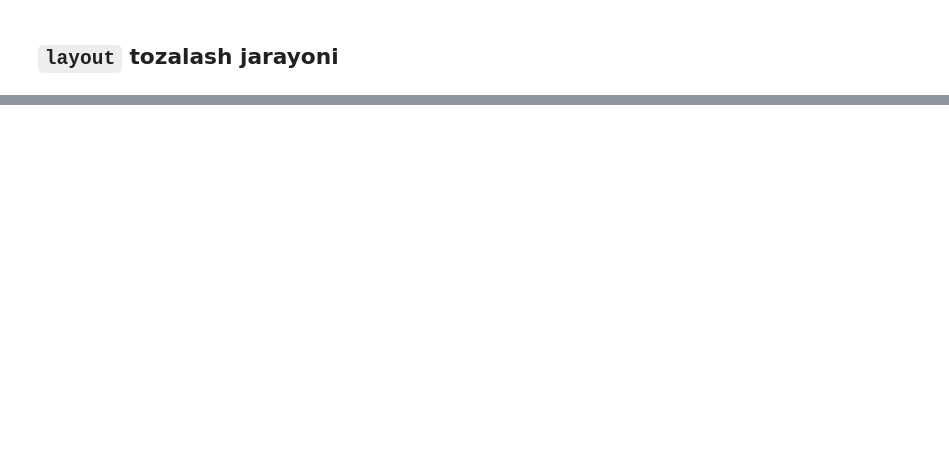
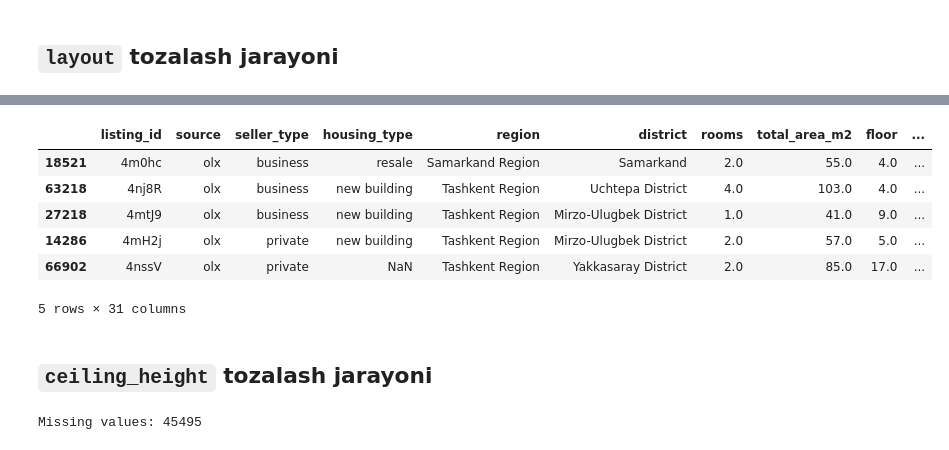
Before and after one commit to Javoh20111/Tashkent-apartment-analysis, a Jupyter notebook: notebooks/1_data_cleaning.ipynb, the cells around one changed output, grey strips where cells are left out. Saved outputs shown, nothing was run; the diff lists cells and outputs as text; code cells hidden in the pictures; blank space fills up the shorter version.

```diff
--- a/notebooks/1_data_cleaning.ipynb
+++ b/notebooks/1_data_cleaning.ipynb
@@ -973,0 +1032,17 @@ Name: count, dtype: int64
+# %%
+from datetime import datetime
+
+current_year = datetime.now().year
+
+df_cleaned_1["build_year"] = pd.to_numeric(df_cleaned_1["build_year"], errors="coerce")
+
+df_cleaned_1["age"] = current_year - df_cleaned_1['build_year']
+
+df_cleaned_1.loc[
+    (df_cleaned_1["build_year"] < 1900) |
+    (df_cleaned_1["build_year"] > current_year),
+    "age"
+] = np.nan
+
+
+df_cleaned_1["age"].describe()
@@ -973,0 +1059,16 @@ Name: count, dtype: int64
+# %%
+df_cleaned_1.sample(5)
+# %% [output]
+|  | listing_id | source | seller_type | housing_type | region | district | rooms | total_area_m2 | floor | ... |
+| 18521 | 4m0hc | olx | business | resale | Samarkand Region | Samarkand | 2.0 | 55.0 | 4.0 | ... |
+| 63218 | 4nj8R | olx | business | new building | Tashkent Region | Uchtepa District | 4.0 | 103.0 | 4.0 | ... |
+| 27218 | 4mtJ9 | olx | business | new building | Tashkent Region | Mirzo-Ulugbek District | 1.0 | 41.0 | 9.0 | ... |
+| 14286 | 4mH2j | olx | private | new building | Tashkent Region | Mirzo-Ulugbek District | 2.0 | 57.0 | 5.0 | ... |
+| 66902 | 4nssV | olx | private | NaN | Tashkent Region | Yakkasaray District | 2.0 | 85.0 | 17.0 | ... |
+5 rows × 31 columns
+# %% [markdown]
+## `ceiling_height` tozalash jarayoni
+# %%
+print(f"Missing values: {df_cleaned_1["ceiling_height"].isna().sum()}")
+# %% [output]
+Missing values: 45495
```
Also changed, not shown: parts of 41 cells of this notebook.
